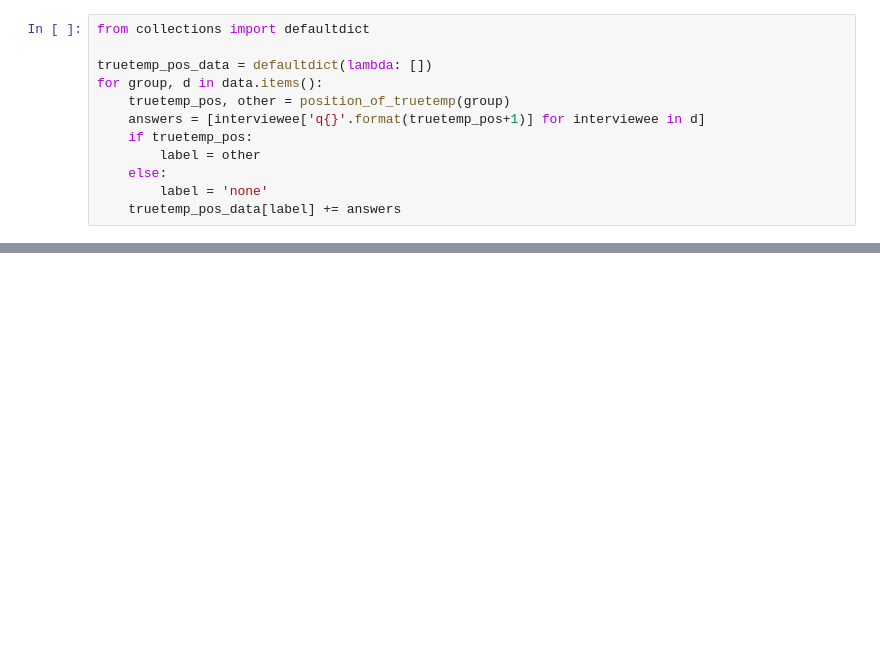
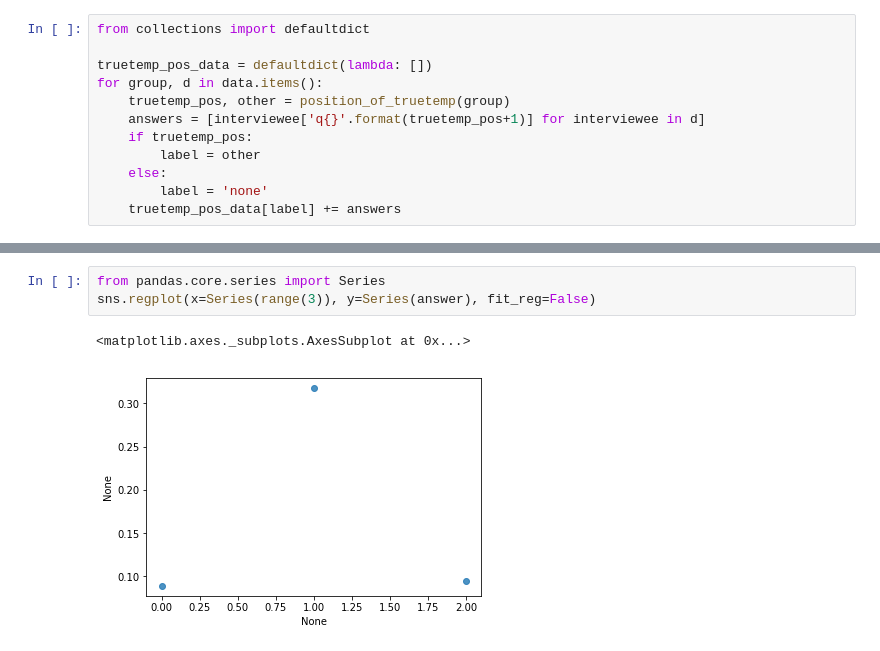
Before and after one commit to derrkater/survey_analysis, a Jupyter notebook: src/playground.ipynb, the cells around one changed output, grey strips where cells are left out. Cells and saved outputs as stored; diff of their text form; blank space fills up the shorter version.

```diff
--- a/src/playground.ipynb
+++ b/src/playground.ipynb
@@ -150,0 +155,6 @@ ch                 0.0943396        1.25525
+# %%
+from pandas.core.series import Series
+sns.regplot(x=Series(range(3)), y=Series(answer), fit_reg=False)
+# %% [output]
+<matplotlib.axes._subplots.AxesSubplot at 0x...>
+[figure, added]
```
Also changed, not shown: parts of 1 cell of this notebook, 1 other file.
